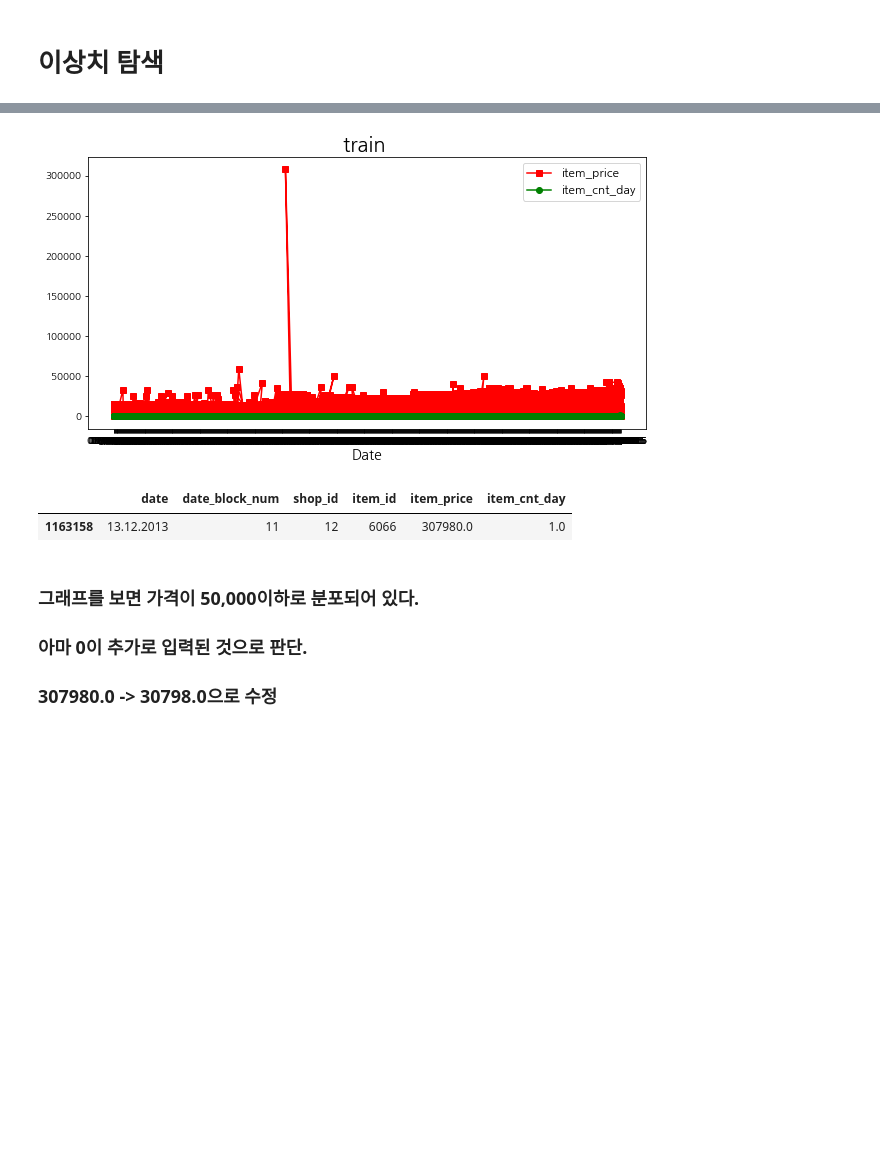
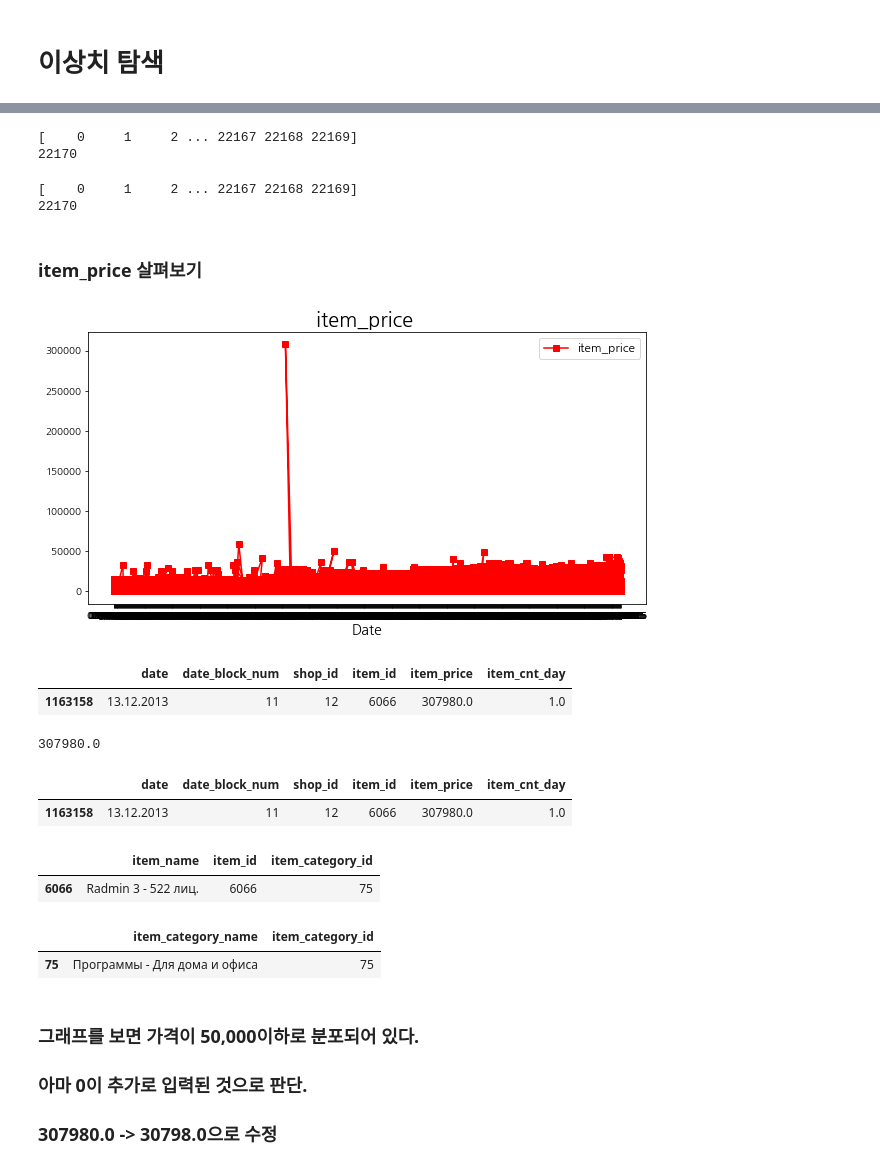
Before and after one commit to Shinest-changwon/AIFFEL_1st_Hackathon, a Jupyter notebook: 2.code/8조_해커톤_210208.ipynb, the cells around one changed output, grey strips where cells are left out. Cells and saved outputs as stored; diff of their text form; code cells hidden in the pictures; blank space fills up the shorter version.

```diff
--- a/2.code/8조_해커톤_210208.ipynb
+++ b/2.code/8조_해커톤_210208.ipynb
@@ -241,28 +326,64 @@ shop_id : 0
+# %%
+# items의 item_id
+items_item_id = np.sort(items['item_id'].unique())
+print(items_item_id)
+print(len(items_item_id))
+# %% [output]
+[    0     1     2 ... 22167 22168 22169]
+22170
+# %%
+test_item_id = np.sort(items['item_id'].unique())
+print(test_item_id)
+print(len(test_item_id))
+# %% [output]
+[    0     1     2 ... 22167 22168 22169]
+22170
+# %% [markdown]
+### item_price 살펴보기
 # %%
 import matplotlib.pyplot as plt
 from matplotlib.pylab import rcParams
 # %%
 plt.rcParams["figure.figsize"] = (10,5)
 
 plt.plot(train.date, train.item_price, marker='s', color='r')
-plt.plot(train.date, train.item_cnt_day, marker='o', color='g')
+# plt.plot(train.date, train.item_cnt_day, marker='o', color='g')
 # plt.plot(train.date, train.Low, marker='*', color='b')
 # plt.plot(train.date, train.Open, marker='+', color='y')
 
-plt.title('train ', fontsize=20)
+plt.title('item_price ', fontsize=20)
 # plt.ylabel('Stock', fontsize=14)
 plt.xlabel('Date', fontsize=14)
-plt.legend(['item_price', 'item_cnt_day'], fontsize=12, loc='best')
+plt.legend(['item_price'], fontsize=12, loc='best')
 
 plt.show()
 # %% [output]
-[figure, old version]
+[figure, new version]
 # %%
 # item_price가 너무 이상하게 큰 값 찾기
 train[train['item_price']>250000]
 # %% [output]
 |  | date | date_block_num | shop_id | item_id | item_price | item_cnt_day |
 | 1163158 | 13.12.2013 | 11 | 12 | 6066 | 307980.0 | 1.0 |
+# %%
+train['item_price'].max()
+# %% [output]
+307980.0
+# %%
+train[train['item_id'] == 6066]
+# %% [output]
+|  | date | date_block_num | shop_id | item_id | item_price | item_cnt_day |
+| 1163158 | 13.12.2013 | 11 | 12 | 6066 | 307980.0 | 1.0 |
+# %%
+items[items['item_id'] == 6066]
+# %% [output]
+|  | item_name | item_id | item_category_id |
+| 6066 | Radmin 3 - 522 лиц. | 6066 | 75 |
+# %%
+item_categories[item_categories['item_category_id'] == 75]
+# %% [output]
+|  | item_category_name | item_category_id |
+| 75 | Программы - Для дома и офиса | 75 |
 # %% [markdown]
 ### 그래프를 보면 가격이 50,000이하로 분포되어 있다.
 ### 아마 0이 추가로 입력된 것으로 판단.
```
Also changed, not shown: parts of 44 cells of this notebook.
